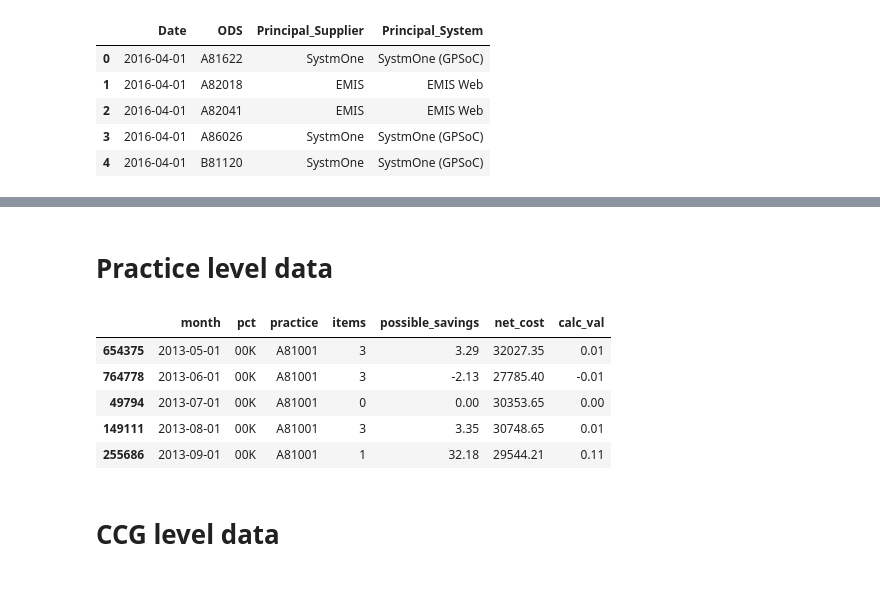
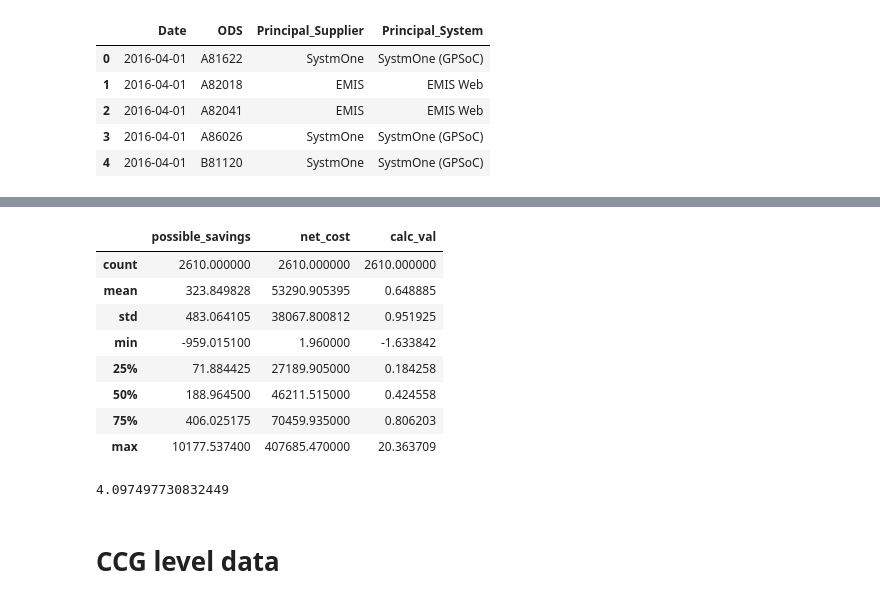
Before and after one commit to ebmdatalab/ghost_branded_generics_paper, a Jupyter notebook: Ghost Branded Generics.ipynb, the cells around one changed output, grey strips where cells are left out. Saved outputs shown, nothing was run; the diff lists cells and outputs as text; code cells hidden in the pictures.

```diff
--- a/Ghost Branded Generics.ipynb
+++ b/Ghost Branded Generics.ipynb
@@ -119,20 +158,21 @@ df_sysone_prac.head(5)
-# %% [markdown]
-# Practice level data
-# %%
-practice = ghost_df.copy()
-practice['calc_val'] = (practice['possible_savings']/practice['net_cost'])*100
-practice['month'] = pd.to_datetime(practice['month'])
-practice = practice.sort_values(['practice','month'])
-practice = practice.loc[practice['month']>='2013-05-01']
-practice = practice.replace([np.inf, -np.inf], np.nan)
-practice.head()
-# %% [output]
-|  | month | pct | practice | items | possible_savings | net_cost | calc_val |
-| 654375 | 2013-05-01 | 00K | A81001 | 3 | 3.29 | 32027.35 | 0.01 |
-| 764778 | 2013-06-01 | 00K | A81001 | 3 | -2.13 | 27785.40 | -0.01 |
-| 49794 | 2013-07-01 | 00K | A81001 | 0 | 0.00 | 30353.65 | 0.00 |
-| 149111 | 2013-08-01 | 00K | A81001 | 3 | 3.35 | 30748.65 | 0.01 |
-| 255686 | 2013-09-01 | 00K | A81001 | 1 | 32.18 | 29544.21 | 0.11 |
+# %%
+##here we show ranges for December 2018
+df_sysymone_dec18 = df_sysone_prac.copy().loc[(df_sysone_prac["month"]== "2018-12-01")]
+df_sysymone_dec18.describe()
+# %% [output]
+|  | possible_savings | net_cost | calc_val |
+| count | 2610.000000 | 2610.000000 | 2610.000000 |
+| mean | 323.849828 | 53290.905395 | 0.648885 |
+| std | 483.064105 | 38067.800812 | 0.951925 |
+| min | -959.015100 | 1.960000 | -1.633842 |
+| 25% | 71.884425 | 27189.905000 | 0.184258 |
+| 50% | 188.964500 | 46211.515000 | 0.424558 |
+| 75% | 406.025175 | 70459.935000 | 0.806203 |
+| max | 10177.537400 | 407685.470000 | 20.363709 |
+# %%
+df_sysymone_dec18.calc_val.quantile(0.99)
+# %% [output]
+4.097497730832449
 # %% [markdown]
 # CCG level data
 # %%
```
Also changed, not shown: parts of 24 cells of this notebook, 6 other files.
